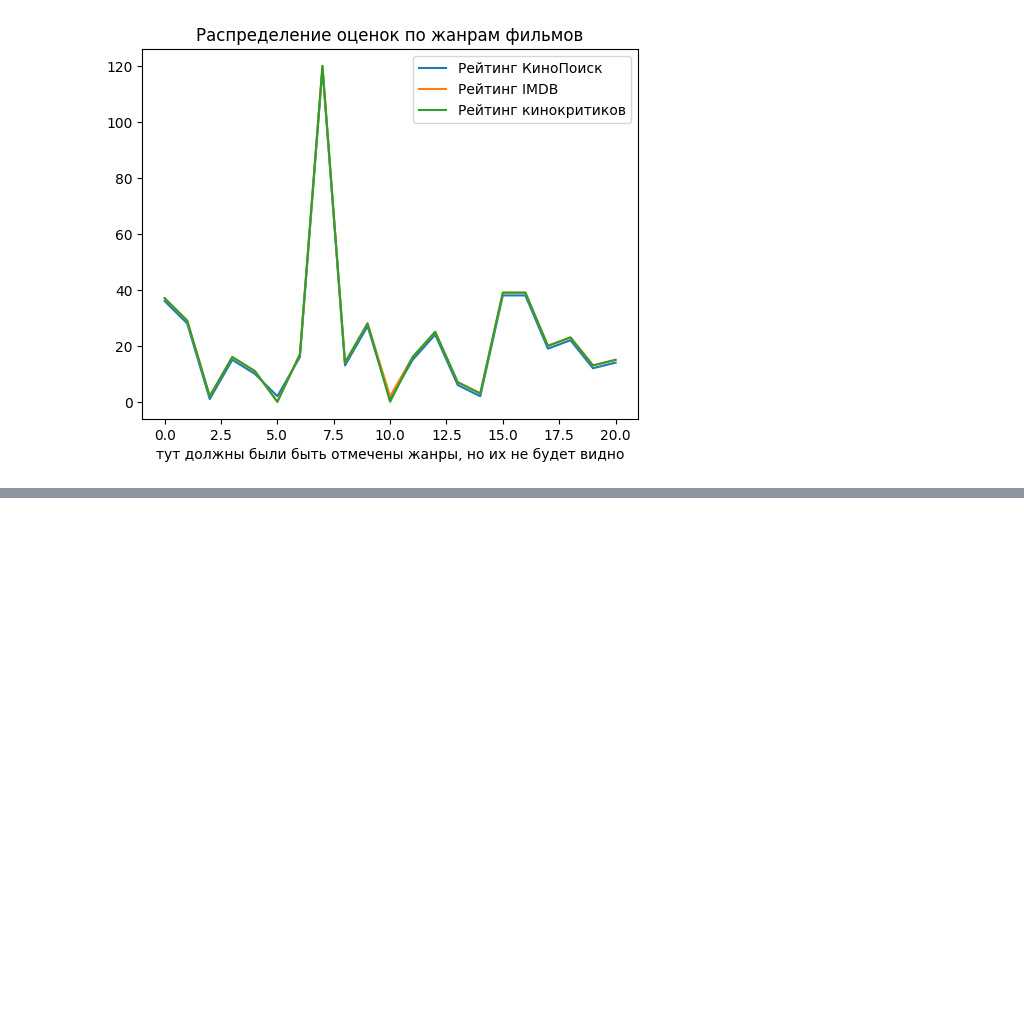
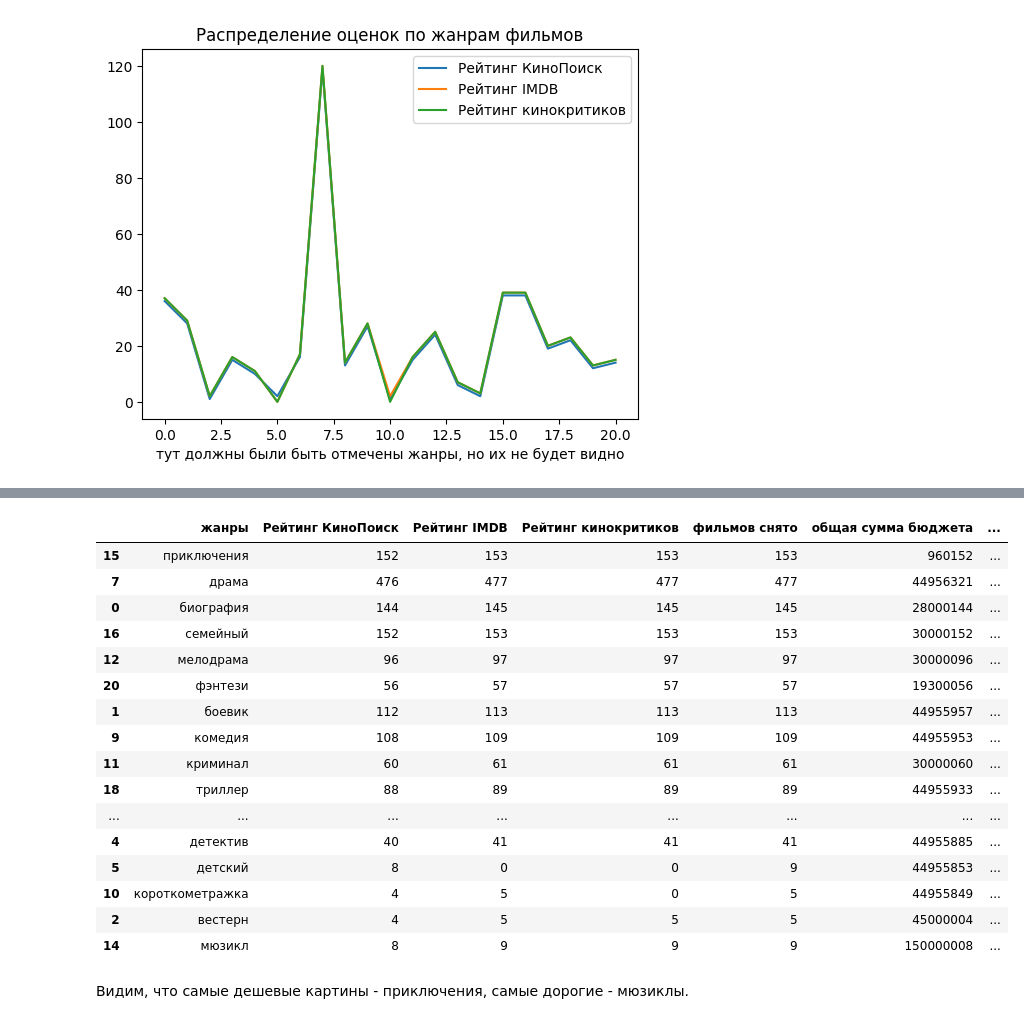
Before and after one commit to alburina/Andan-project-, a Jupyter notebook: graphics.ipynb, the cells around one changed output, grey strips where cells are left out. Cells and saved outputs as stored; diff of their text form; code cells hidden in the pictures; blank space fills up the shorter version.

```diff
--- a/graphics.ipynb
+++ b/graphics.ipynb
@@ -217,0 +270,34 @@ plt.show()
+# %%
+df_genres['фильмов снято']=0
+df_genres['общая сумма бюджета']=0
+for i in df_2004_2024["Жанры"]:
+    for j in range(len(df_genres)):
+        if df_genres.loc[j]['жанры'] in i:
+            df_genres.at[j,'фильмов снято']=df_genres.loc[j][1]+1
+for i in range(len(df_2004_2024)):
+    for j in range(len(df_genres)):
+        if df_genres.loc[j]['жанры'] in df_2004_2024.iloc[i]["Жанры"]:
+            df_genres.at[j,'общая сумма бюджета']=df_genres.loc[j][1]+df_2004_2024.iloc[i]["Бюджет"]
+# %%
+df_genres['средний бюджет на картину']=df_genres["общая сумма бюджета"]/df_genres["фильмов снято"]
+df_genres.sort_values(by='средний бюджет на картину')
+# %% [output]
+|  | жанры | Рейтинг КиноПоиск | Рейтинг IMDB | Рейтинг кинокритиков | фильмов снято | общая сумма бюджета | ... |
+| 15 | приключения | 152 | 153 | 153 | 153 | 960152 | ... |
+| 7 | драма | 476 | 477 | 477 | 477 | 44956321 | ... |
+| 0 | биография | 144 | 145 | 145 | 145 | 28000144 | ... |
+| 16 | семейный | 152 | 153 | 153 | 153 | 30000152 | ... |
+| 12 | мелодрама | 96 | 97 | 97 | 97 | 30000096 | ... |
+| 20 | фэнтези | 56 | 57 | 57 | 57 | 19300056 | ... |
+| 1 | боевик | 112 | 113 | 113 | 113 | 44955957 | ... |
+| 9 | комедия | 108 | 109 | 109 | 109 | 44955953 | ... |
+| 11 | криминал | 60 | 61 | 61 | 61 | 30000060 | ... |
+| 18 | триллер | 88 | 89 | 89 | 89 | 44955933 | ... |
+| ... | ... | ... | ... | ... | ... | ... | ... |
+| 4 | детектив | 40 | 41 | 41 | 41 | 44955885 | ... |
+| 5 | детский | 8 | 0 | 0 | 9 | 44955853 | ... |
+| 10 | короткометражка | 4 | 5 | 0 | 5 | 44955849 | ... |
+| 2 | вестерн | 4 | 5 | 5 | 5 | 45000004 | ... |
+| 14 | мюзикл | 8 | 9 | 9 | 9 | 150000008 | ... |
+# %% [markdown]
+Видим, что самые дешевые картины - приключения, самые дорогие - мюзиклы.
```
Also changed, not shown: parts of 6 cells of this notebook.
